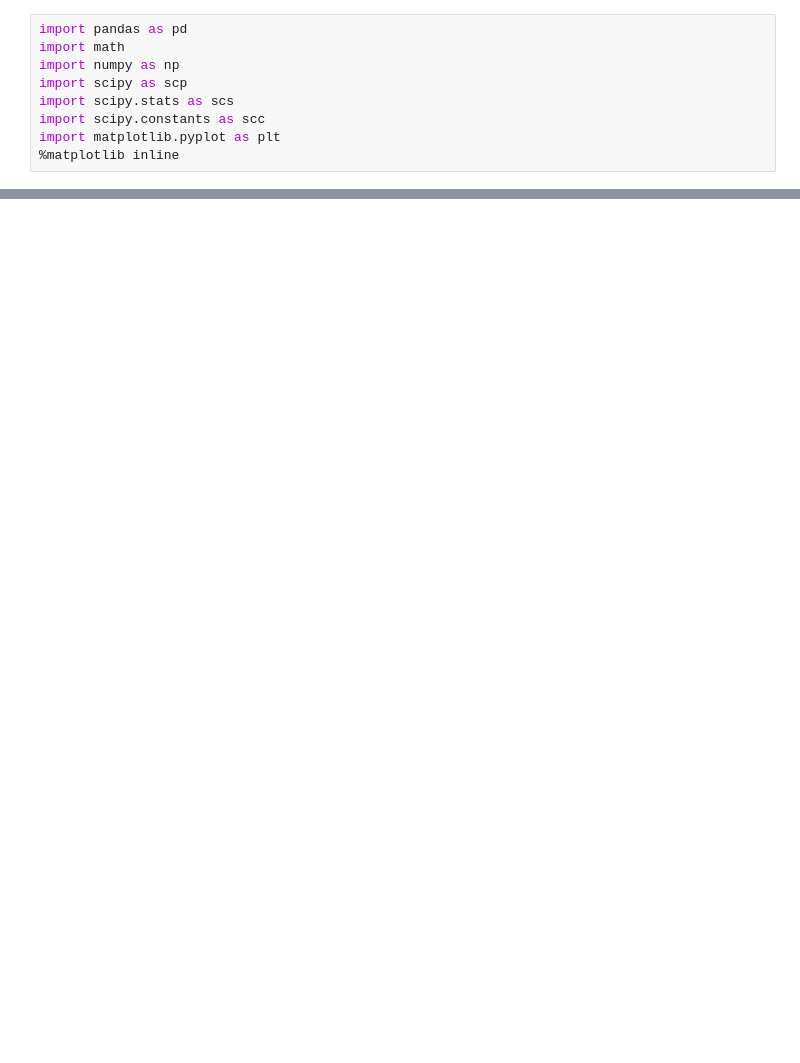
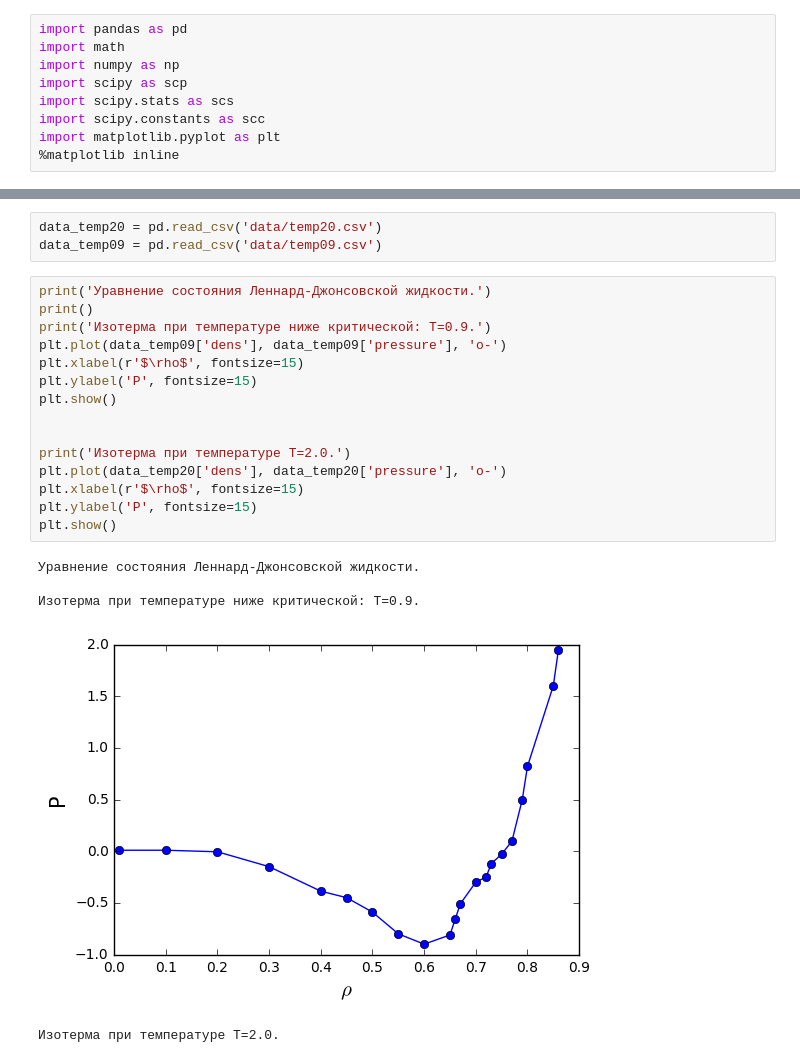
Before and after one commit to akarazeev/MolecularDynamics-3sem-MIPT-2015, a Jupyter notebook: MolecDynam/MolecDynam/main.ipynb, the cells around one changed output, grey strips where cells are left out. Drawn from its saved outputs; the diff is of its cells as text; blank space fills up the shorter version.

```diff
--- a/MolecDynam/MolecDynam/main.ipynb
+++ b/MolecDynam/MolecDynam/main.ipynb
@@ -105,0 +186,24 @@ plt.show()
+# %%
+data_temp20 = pd.read_csv('data/temp20.csv')
+data_temp09 = pd.read_csv('data/temp09.csv')
+# %%
+print('Уравнение состояния Леннард-Джонсовской жидкости.')
+print()
+print('Изотерма при температуре ниже критической: T=0.9.')
+plt.plot(data_temp09['dens'], data_temp09['pressure'], 'o-')
+plt.xlabel(r'$\rho$', fontsize=15)
+plt.ylabel('P', fontsize=15)
+plt.show()
+
+
+print('Изотерма при температуре T=2.0.')
+plt.plot(data_temp20['dens'], data_temp20['pressure'], 'o-')
+plt.xlabel(r'$\rho$', fontsize=15)
+plt.ylabel('P', fontsize=15)
+plt.show()
+# %% [output]
+Уравнение состояния Леннард-Джонсовской жидкости.
+
+Изотерма при температуре ниже критической: T=0.9.
+[figure, added]
+Изотерма при температуре T=2.0.
```
Also changed, not shown: parts of 9 cells of this notebook, 2 other files.
